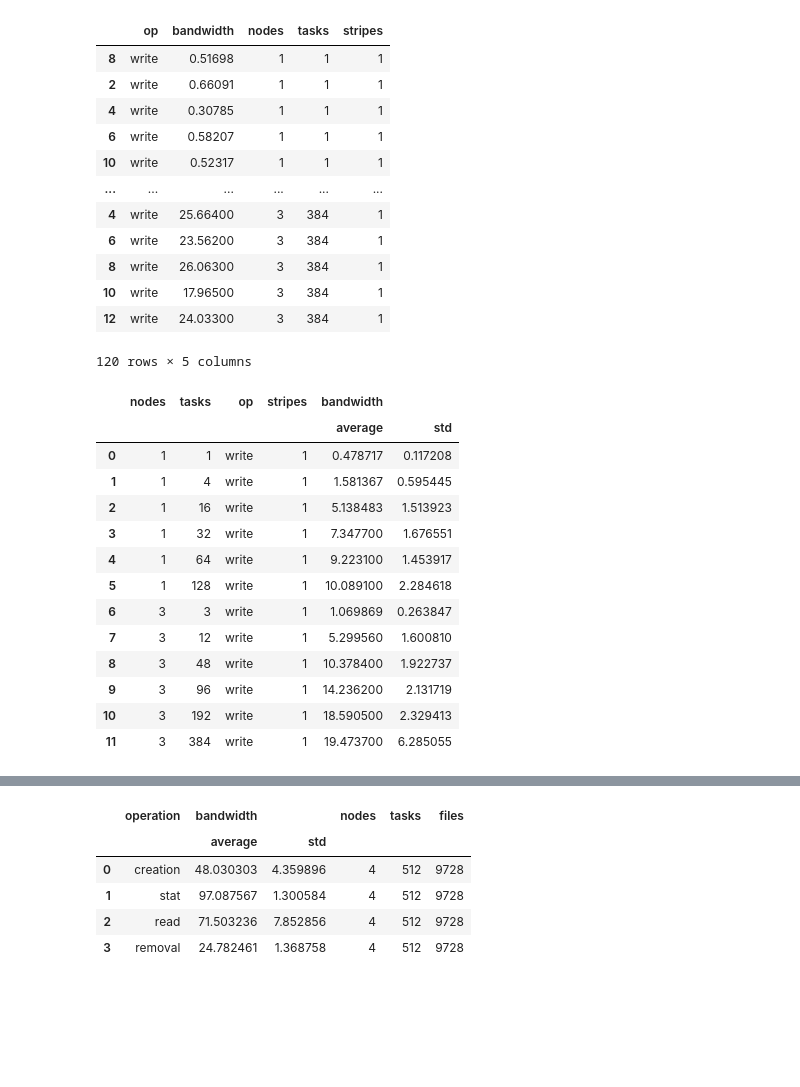
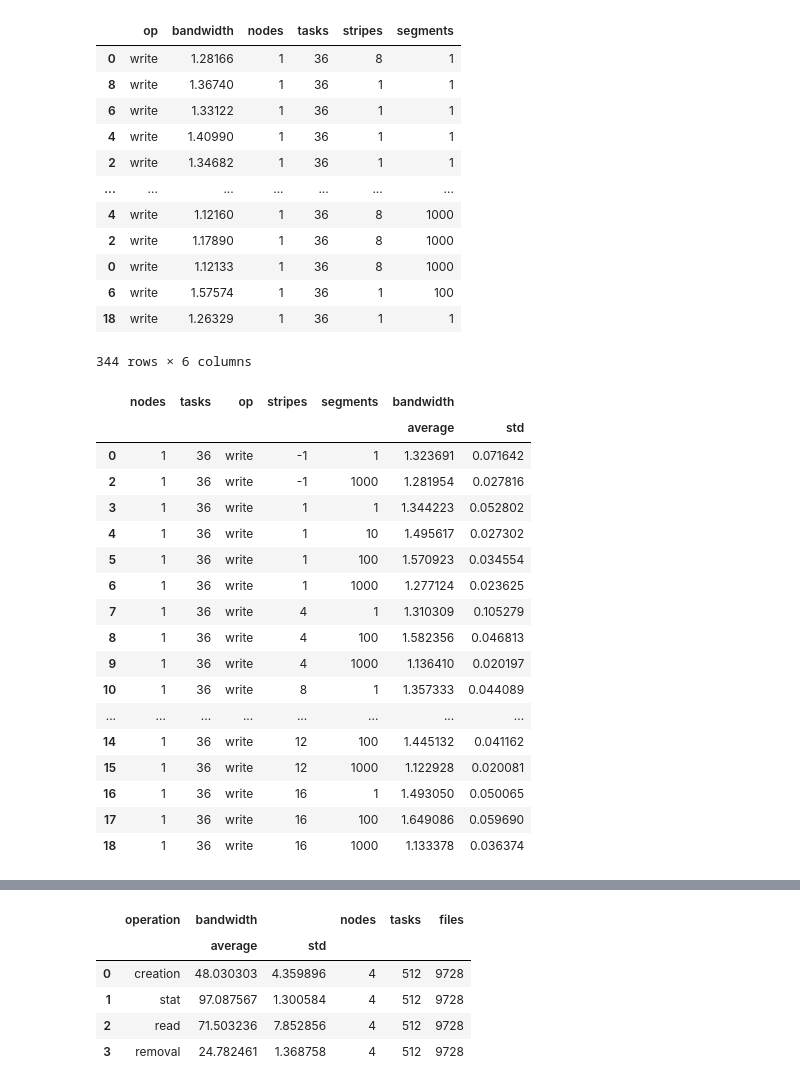
Before and after one commit to lucaparisi91/filesystem_benchmarks, a Jupyter notebook: anal/ior.ipynb, the cells around one changed output, grey strips where cells are left out. Drawn from its saved outputs; the diff is of its cells as text; code cells hidden in the pictures; blank space fills up the shorter version.

```diff
--- a/anal/ior.ipynb
+++ b/anal/ior.ipynb
@@ -17,36 +25,40 @@ sns.set_style("whitegrid")
 # %%
-data=ior.load_reports("../results/archer2-work4/fpp").query("op=='write'").sort_values(by="tasks").query("stripes>0")
+data=ior.load_reports("../../reports/singleShared").query("op=='write'").sort_values(by="tasks")
 data
 # %% [output]
-|  | op | bandwidth | nodes | tasks | stripes |
-| 8 | write | 0.51698 | 1 | 1 | 1 |
-| 2 | write | 0.66091 | 1 | 1 | 1 |
-| 4 | write | 0.30785 | 1 | 1 | 1 |
-| 6 | write | 0.58207 | 1 | 1 | 1 |
-| 10 | write | 0.52317 | 1 | 1 | 1 |
-| ... | ... | ... | ... | ... | ... |
-| 4 | write | 25.66400 | 3 | 384 | 1 |
-| 6 | write | 23.56200 | 3 | 384 | 1 |
-| 8 | write | 26.06300 | 3 | 384 | 1 |
-| 10 | write | 17.96500 | 3 | 384 | 1 |
-| 12 | write | 24.03300 | 3 | 384 | 1 |
+|  | op | bandwidth | nodes | tasks | stripes | segments |
+| 0 | write | 1.28166 | 1 | 36 | 8 | 1 |
+| 8 | write | 1.36740 | 1 | 36 | 1 | 1 |
+| 6 | write | 1.33122 | 1 | 36 | 1 | 1 |
+| 4 | write | 1.40990 | 1 | 36 | 1 | 1 |
+| 2 | write | 1.34682 | 1 | 36 | 1 | 1 |
+| ... | ... | ... | ... | ... | ... | ... |
+| 4 | write | 1.12160 | 1 | 36 | 8 | 1000 |
+| 2 | write | 1.17890 | 1 | 36 | 8 | 1000 |
+| 0 | write | 1.12133 | 1 | 36 | 8 | 1000 |
+| 6 | write | 1.57574 | 1 | 36 | 1 | 100 |
+| 18 | write | 1.26329 | 1 | 36 | 1 | 1 |
-120 rows × 5 columns
+344 rows × 6 columns
 # %%
 data_agg=ior.aggregate_OST(data).dropna()
 data_agg
 # %% [output]
-|  | nodes | tasks | op | stripes | bandwidth |  |
-|  |  |  |  |  | average | std |
-| 0 | 1 | 1 | write | 1 | 0.478717 | 0.117208 |
-| 1 | 1 | 4 | write | 1 | 1.581367 | 0.595445 |
-| 2 | 1 | 16 | write | 1 | 5.138483 | 1.513923 |
-| 3 | 1 | 32 | write | 1 | 7.347700 | 1.676551 |
-| 4 | 1 | 64 | write | 1 | 9.223100 | 1.453917 |
-| 5 | 1 | 128 | write | 1 | 10.089100 | 2.284618 |
-| 6 | 3 | 3 | write | 1 | 1.069869 | 0.263847 |
-| 7 | 3 | 12 | write | 1 | 5.299560 | 1.600810 |
-| 8 | 3 | 48 | write | 1 | 10.378400 | 1.922737 |
-| 9 | 3 | 96 | write | 1 | 14.236200 | 2.131719 |
-| 10 | 3 | 192 | write | 1 | 18.590500 | 2.329413 |
-| 11 | 3 | 384 | write | 1 | 19.473700 | 6.285055 |
+|  | nodes | tasks | op | stripes | segments | bandwidth |  |
+|  |  |  |  |  |  | average | std |
+| 0 | 1 | 36 | write | -1 | 1 | 1.323691 | 0.071642 |
+| 2 | 1 | 36 | write | -1 | 1000 | 1.281954 | 0.027816 |
+| 3 | 1 | 36 | write | 1 | 1 | 1.344223 | 0.052802 |
+| 4 | 1 | 36 | write | 1 | 10 | 1.495617 | 0.027302 |
+| 5 | 1 | 36 | write | 1 | 100 | 1.570923 | 0.034554 |
+| 6 | 1 | 36 | write | 1 | 1000 | 1.277124 | 0.023625 |
+| 7 | 1 | 36 | write | 4 | 1 | 1.310309 | 0.105279 |
+| 8 | 1 | 36 | write | 4 | 100 | 1.582356 | 0.046813 |
+| 9 | 1 | 36 | write | 4 | 1000 | 1.136410 | 0.020197 |
+| 10 | 1 | 36 | write | 8 | 1 | 1.357333 | 0.044089 |
+| ... | ... | ... | ... | ... | ... | ... | ... |
+| 14 | 1 | 36 | write | 12 | 100 | 1.445132 | 0.041162 |
+| 15 | 1 | 36 | write | 12 | 1000 | 1.122928 | 0.020081 |
+| 16 | 1 | 36 | write | 16 | 1 | 1.493050 | 0.050065 |
+| 17 | 1 | 36 | write | 16 | 100 | 1.649086 | 0.059690 |
+| 18 | 1 | 36 | write | 16 | 1000 | 1.133378 | 0.036374 |
 # %%
```
Also changed, not shown: parts of 3 cells of this notebook, 21 other files.
